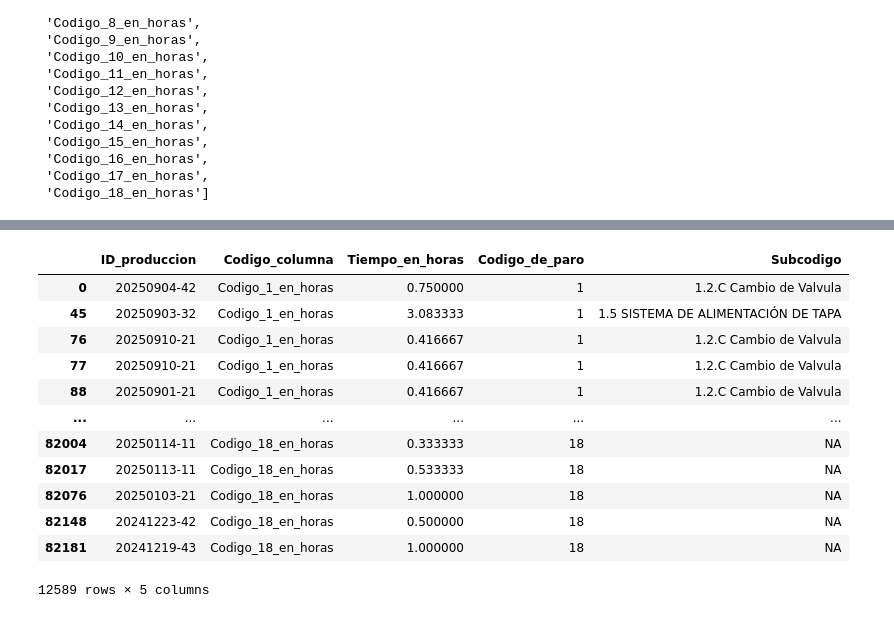
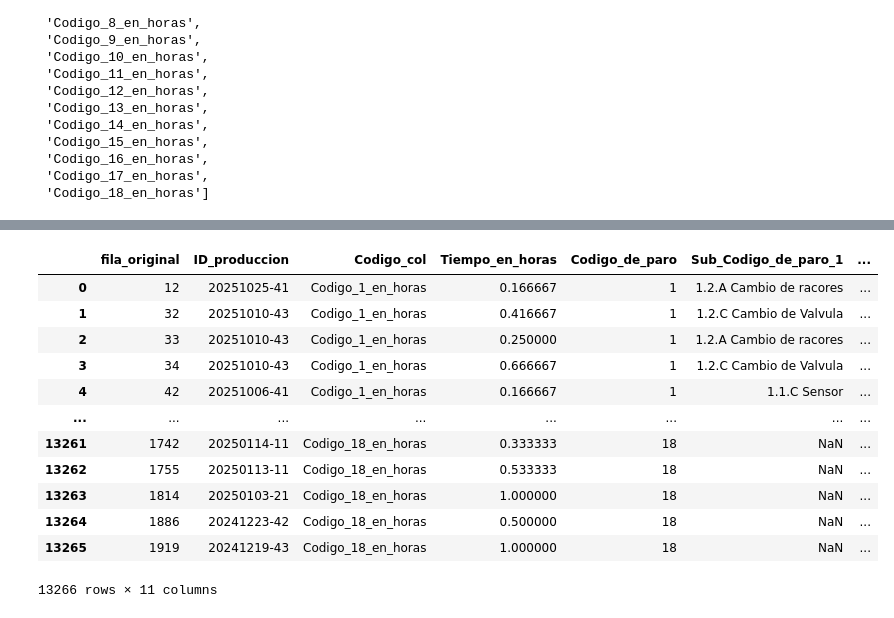
Before and after one commit to Hygl0110/SelfDataLearnig, a Jupyter notebook: normalizacion_datos_vinilos.ipynb, the cells around one changed output, grey strips where cells are left out. Saved outputs shown, nothing was run; the diff lists cells and outputs as text; code cells hidden in the pictures.

```diff
--- a/normalizacion_datos_vinilos.ipynb
+++ b/normalizacion_datos_vinilos.ipynb
@@ -128,4 +145,0 @@ df_paros
-# %%
-#insertar los subcodigos a la tabla de paros iniciando todos con NA
-df_paros['Subcodigo'] = "NA"
-df_paros.head()
@@ -138,0 +164,8 @@ df_paros.head()
+# %%
+#tabla auxiliar con la informacio de los subcodigos de paro y areas de codigo 5
+# 2. Creamos tabla auxiliar con subcodigos y área
+df_subinfo = df[['fila_original','Sub_Codigo_de_paro_1','Subcodigo_3','Subcodigo_5','Área_involucrada_en_subcodigo_5']]
+# %%
+#merge de tabla paros con tabla auxiliar por el numero de fila
+df_paros = df_paros.merge(df_subinfo, on='fila_original', how='left')
+df_paros
@@ -138,0 +186,5 @@ df_paros.head()
+# %%
+#insertar columnas vacias para luego rellenar con los datos de subcodigo y area
+df_paros['Subcodigo'] = None
+df_paros['Area_involucrada'] = None
+df_paros
@@ -139,22 +205,26 @@ df_paros.head()
 # %%
-#relacionar el valor de subcodigo de la tabla df, con cada codigo para cada codigo 1, 3 y 5
-df_paros.loc[df_paros['Codigo_de_paro'] == 1, 'Subcodigo'] = df['Sub_Codigo_de_paro_1']
-df_paros.loc[df_paros['Codigo_de_paro'] == 3, 'Subcodigo'] = df['Subcodigo_3']
-df_paros.loc[df_paros['Codigo_de_paro'] == 5, 'Subcodigo'] = df['Subcodigo_5']
+#rellenamos los datos de subcodigo y merge pare mantener la integridad de los datos
+df_paros.loc[df_paros['Codigo_de_paro'] == 1, 'Subcodigo'] = df_paros['Sub_Codigo_de_paro_1']
+df_paros.loc[df_paros['Codigo_de_paro'] == 3, 'Subcodigo'] = df_paros['Subcodigo_3']
+df_paros.loc[df_paros['Codigo_de_paro'] == 5, 'Subcodigo'] = df_paros['Subcodigo_5']
+
+#rellenar los datos de area involucrada
+df_paros.loc[df_paros['Codigo_de_paro'] == 5, 'Area_involucrada'] = df_paros['Área_involucrada_en_subcodigo_5']
+
 df_paros
 # %% [output]
-|  | ID_produccion | Codigo_columna | Tiempo_en_horas | Codigo_de_paro | Subcodigo |
-| 0 | 20250904-42 | Codigo_1_en_horas | 0.750000 | 1 | 1.2.C Cambio de Valvula |
-| 45 | 20250903-32 | Codigo_1_en_horas | 3.083333 | 1 | 1.5 SISTEMA DE ALIMENTACIÓN DE TAPA |
-| 76 | 20250910-21 | Codigo_1_en_horas | 0.416667 | 1 | 1.2.C Cambio de Valvula |
-| 77 | 20250910-21 | Codigo_1_en_horas | 0.416667 | 1 | 1.2.C Cambio de Valvula |
-| 88 | 20250901-21 | Codigo_1_en_horas | 0.416667 | 1 | 1.2.C Cambio de Valvula |
-| ... | ... | ... | ... | ... | ... |
-| 82004 | 20250114-11 | Codigo_18_en_horas | 0.333333 | 18 | NA |
-| 82017 | 20250113-11 | Codigo_18_en_horas | 0.533333 | 18 | NA |
-| 82076 | 20250103-21 | Codigo_18_en_horas | 1.000000 | 18 | NA |
-| 82148 | 20241223-42 | Codigo_18_en_horas | 0.500000 | 18 | NA |
-| 82181 | 20241219-43 | Codigo_18_en_horas | 1.000000 | 18 | NA |
+|  | fila_original | ID_produccion | Codigo_col | Tiempo_en_horas | Codigo_de_paro | Sub_Codigo_de_paro_1 | ... |
+| 0 | 12 | 20251025-41 | Codigo_1_en_horas | 0.166667 | 1 | 1.2.A Cambio de racores | ... |
+| 1 | 32 | 20251010-43 | Codigo_1_en_horas | 0.416667 | 1 | 1.2.C Cambio de Valvula | ... |
+| 2 | 33 | 20251010-43 | Codigo_1_en_horas | 0.250000 | 1 | 1.2.A Cambio de racores | ... |
+| 3 | 34 | 20251010-43 | Codigo_1_en_horas | 0.666667 | 1 | 1.2.C Cambio de Valvula | ... |
+| 4 | 42 | 20251006-41 | Codigo_1_en_horas | 0.166667 | 1 | 1.1.C Sensor | ... |
+| ... | ... | ... | ... | ... | ... | ... | ... |
+| 13261 | 1742 | 20250114-11 | Codigo_18_en_horas | 0.333333 | 18 | NaN | ... |
+| 13262 | 1755 | 20250113-11 | Codigo_18_en_horas | 0.533333 | 18 | NaN | ... |
+| 13263 | 1814 | 20250103-21 | Codigo_18_en_horas | 1.000000 | 18 | NaN | ... |
+| 13264 | 1886 | 20241223-42 | Codigo_18_en_horas | 0.500000 | 18 | NaN | ... |
+| 13265 | 1919 | 20241219-43 | Codigo_18_en_horas | 1.000000 | 18 | NaN | ... |
-12589 rows × 5 columns
+13266 rows × 11 columns
 # %%
 #conservar unicamente las columnas de interes y organizar
```
Also changed, not shown: parts of 13 cells of this notebook.
